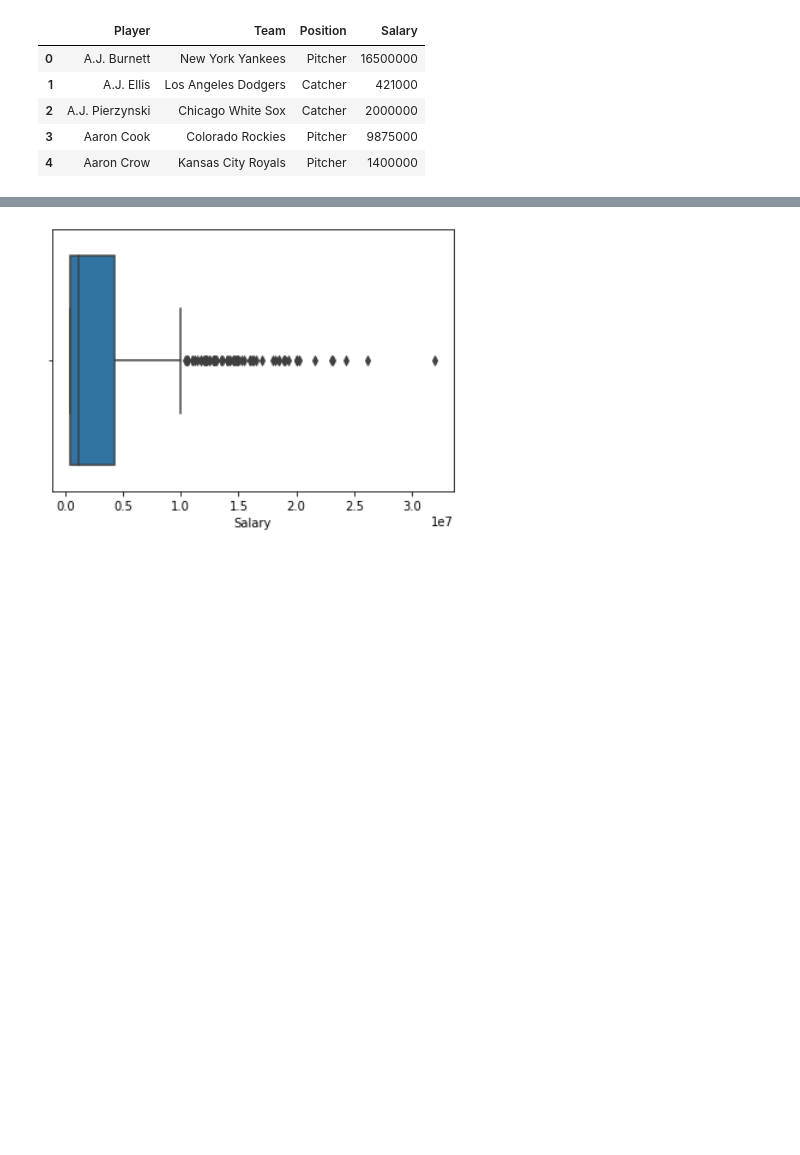
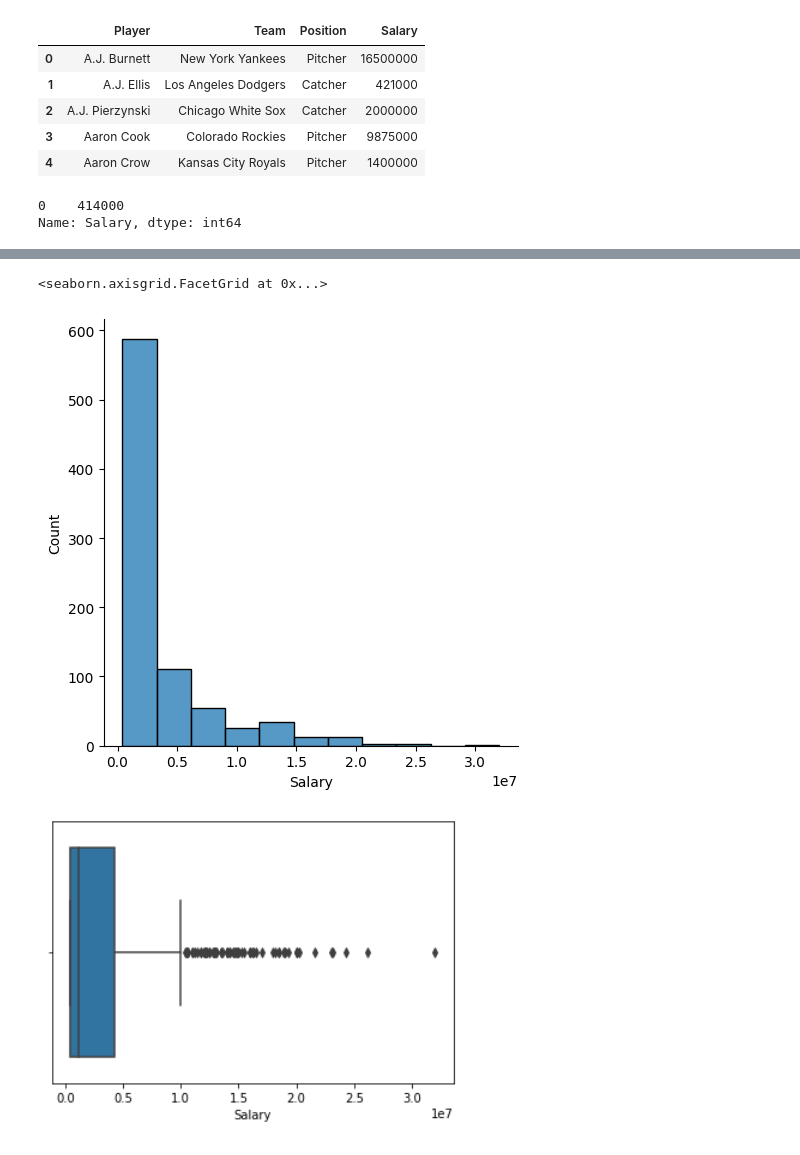
Before and after one commit to HoGentTIN/dsai-labs, a Jupyter notebook: 2-analysis-1-var/lab-2.05-baseball-salaries.ipynb, the cells around one changed output, grey strips where cells are left out. Drawn from its saved outputs; the diff is of its cells as text; code cells hidden in the pictures; blank space fills up the shorter version.

```diff
--- a/2-analysis-1-var/lab-2.05-baseball-salaries.ipynb
+++ b/2-analysis-1-var/lab-2.05-baseball-salaries.ipynb
@@ -33,7 +33,17 @@ bb.head()
 | 2 | A.J. Pierzynski | Chicago White Sox | Catcher | 2000000 |
 | 3 | Aaron Cook | Colorado Rockies | Pitcher | 9875000 |
 | 4 | Aaron Crow | Kansas City Royals | Pitcher | 1400000 |
+# %%
+bb['Salary'].mode()
+# %% [output]
+0    414000
+Name: Salary, dtype: int64
 # %% [markdown]
 ![image.png](embedded-picture-1)
+# %%
+sns.displot(x=bb['Salary'], bins=11)
+# %% [output]
+<seaborn.axisgrid.FacetGrid at 0x...>
+[figure, added]
 # %% [markdown]
 ![image.png](embedded-picture-1)
```
Also changed, not shown: parts of 1 cell of this notebook, 7 other files.
